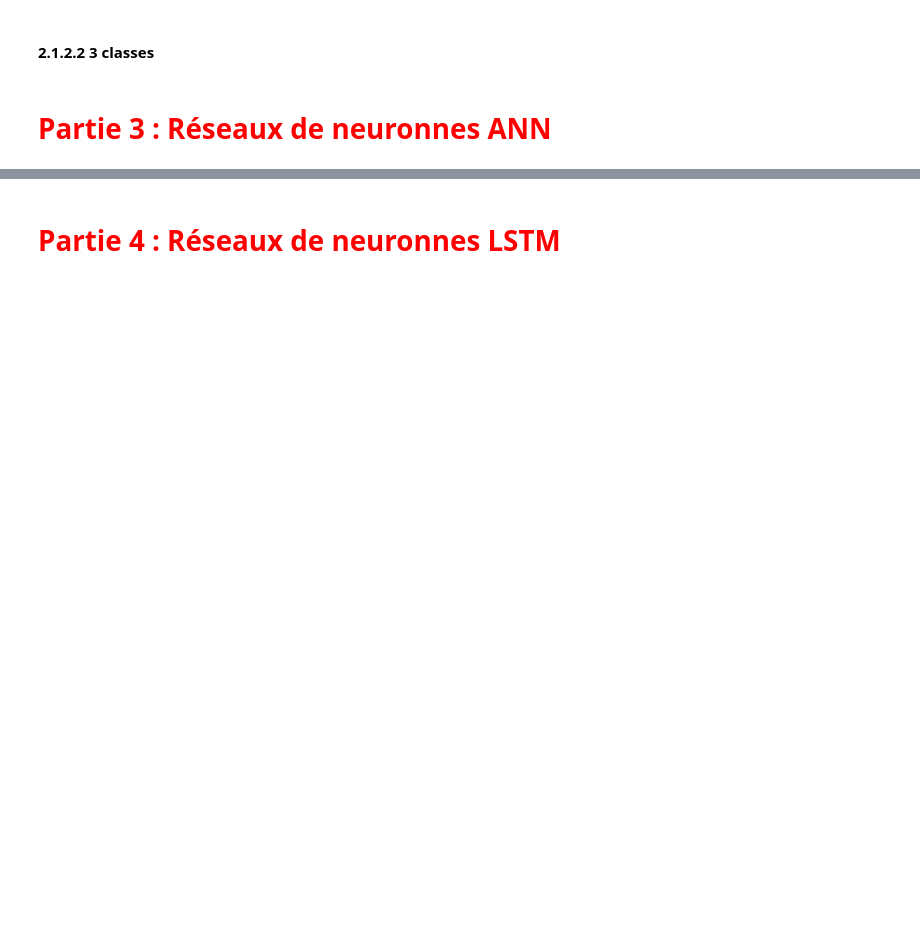
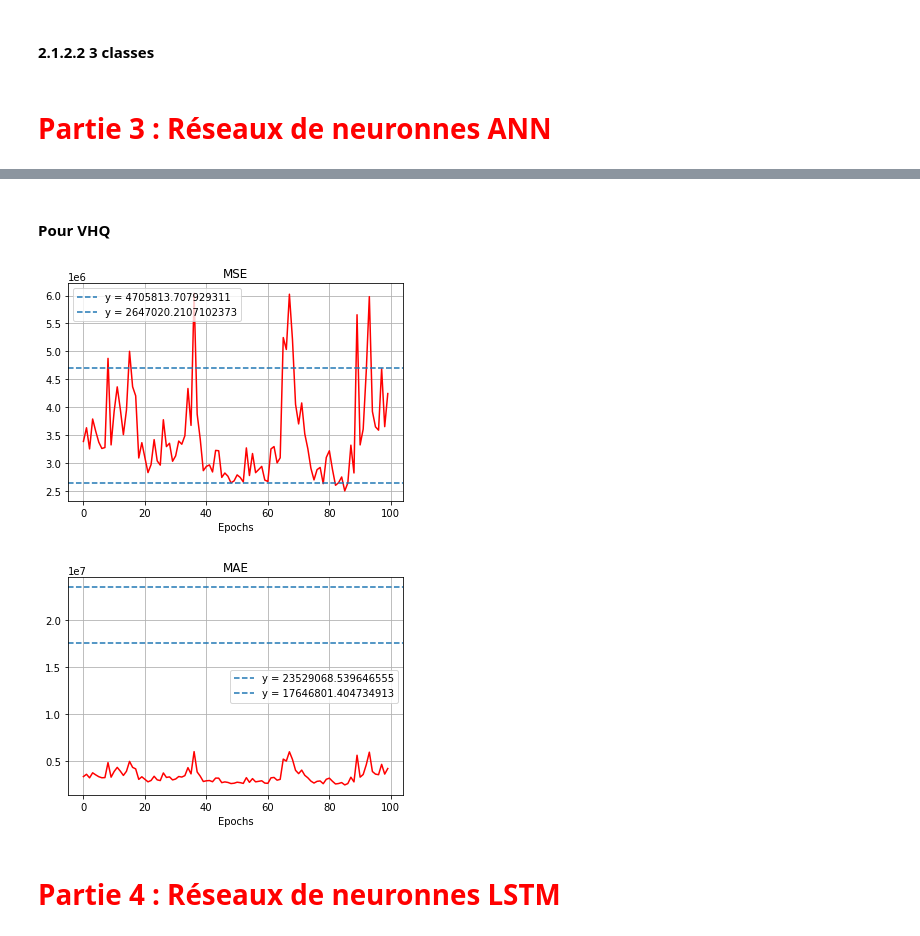
Before and after one commit to scastets/Projet4MA_Hydrologie, a Jupyter notebook: Notebooks/Analyse_datasets.ipynb, the cells around one changed output, grey strips where cells are left out. Saved outputs shown, nothing was run; the diff lists cells and outputs as text; code cells hidden in the pictures; blank space fills up the shorter version.

```diff
--- a/Notebooks/Analyse_datasets.ipynb
+++ b/Notebooks/Analyse_datasets.ipynb
@@ -345,0 +584,2 @@ plt.show()
+# %%
+model_VHQ=get_model((shape,),n_layers,n_neurons)
@@ -345,0 +623,4 @@ plt.show()
+# %%
+ep = 100
+history_VHQ = model_VHQ.fit(x_hydro_VHQ_train,  y_hydro_VHQ_train, epochs = ep, batch_size = 100, verbose = 0,
+                    validation_data = (x_hydro_VHQ_test, y_hydro_VHQ_test))
@@ -346,2 +695,25 @@ plt.show()
+# %% [markdown]
+#### Pour VHQ
+# %%
+plt.plot(h_VHQ['mse'],'r')
+plt.title('MSE')
+plt.xlabel('Epochs')
+plt.axhline(np.mean(y_hydro_VHQ_train**2)*0.04,ls='--',label='y = ' + str(0.04*np.mean(y_hydro_VHQ_train**2)))
+plt.axhline(np.mean(y_hydro_VHQ_train**2)*0.15**2,ls='--',label='y = ' + str(0.15**2*np.mean(y_hydro_VHQ_train**2)))
+plt.legend()
+plt.grid()
+plt.show()
+
+plt.plot(h_VHQ['mse'],'r')
+plt.title('MAE')
+plt.xlabel('Epochs')
+plt.axhline(0.2*np.mean(y_hydro_VHQ_train**2),ls='--',label='y = ' +str(0.2*np.mean(y_hydro_VHQ_train**2)))
+plt.axhline(0.15*np.mean(y_hydro_VHQ_train**2),ls='--',label='y = ' +str(0.15*np.mean(y_hydro_VHQ_train**2)))
+plt.legend()
+plt.grid()
+plt.show()
+# %% [output]
+[figure, added]
+[figure, added]
 # %% [markdown]
 # <FONT COLOR="Red">Partie 4 : Réseaux de neuronnes LSTM</font>
```
Also changed, not shown: parts of 47 cells of this notebook.
